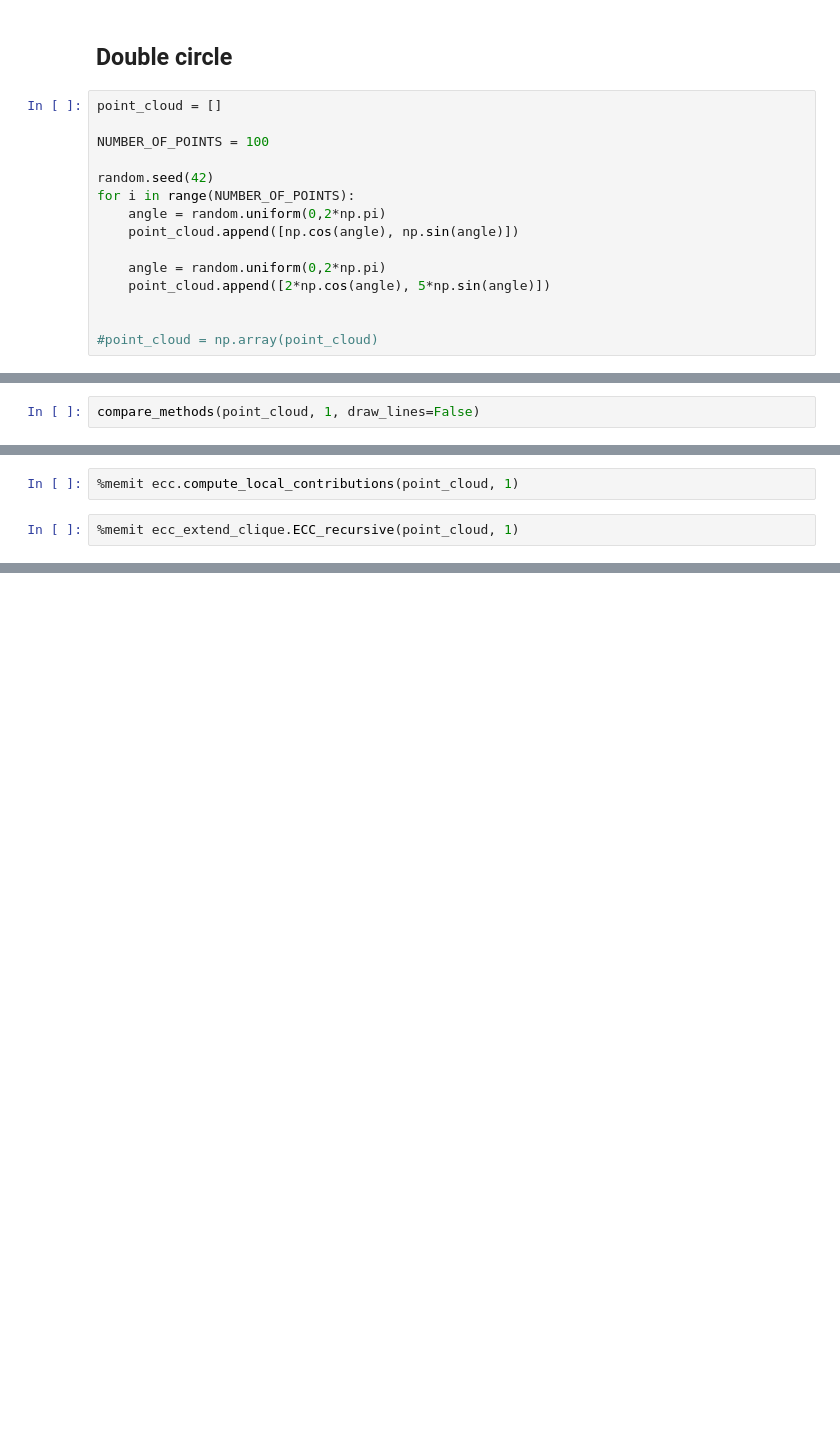
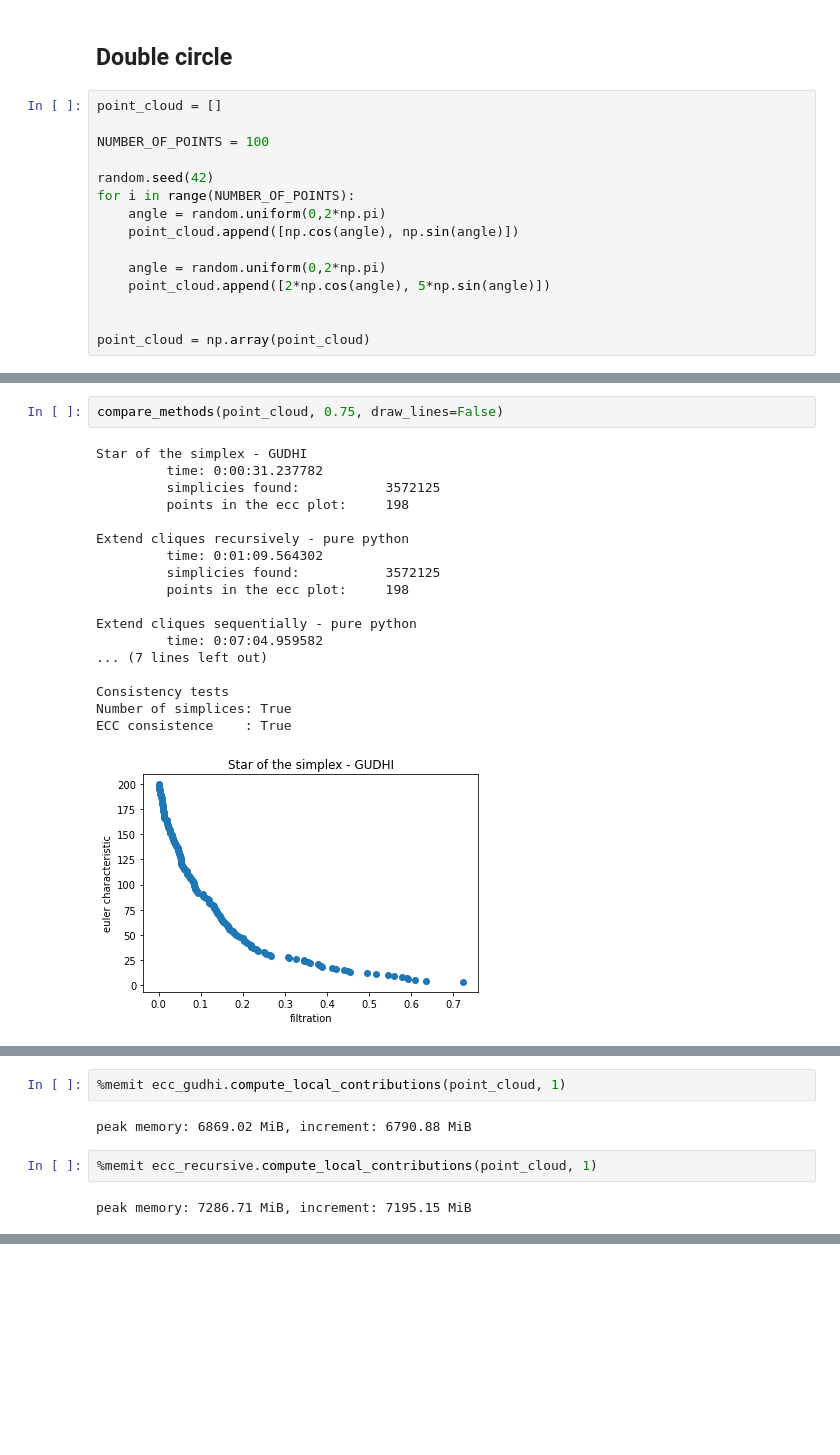
Before and after one commit to dgurnari/ECC, a Jupyter notebook: tests.ipynb, the cells around one changed output, grey strips where cells are left out. Cells and saved outputs as stored; diff of their text form; blank space fills up the shorter version.

```diff
--- a/tests.ipynb
+++ b/tests.ipynb
@@ -235,7 +305,7 @@ for i in range(NUMBER_OF_POINTS):
     point_cloud.append([2*np.cos(angle), 5*np.sin(angle)])
 
 
-#point_cloud = np.array(point_cloud)
+point_cloud = np.array(point_cloud)
 # %%
 plt.axis('scaled')
 plt.xlim((-2.2,2.2))
@@ -244,2 +317,21 @@ plt.scatter(point_cloud[:, 0], point_cloud[:, 1])
 # %%
-compare_methods(point_cloud, 1, draw_lines=False)
+compare_methods(point_cloud, 0.75, draw_lines=False)
+# %% [output]
+Star of the simplex - GUDHI
+         time: 0:00:31.237782
+         simplicies found:           3572125
+         points in the ecc plot:     198
+
+Extend cliques recursively - pure python
+         time: 0:01:09.564302
+         simplicies found:           3572125
+         points in the ecc plot:     198
+
+Extend cliques sequentially - pure python
+         time: 0:07:04.959582
+... (7 lines left out)
+
+Consistency tests
+Number of simplices: True
+ECC consistence    : True
+[figure, added]
@@ -246,4 +341,8 @@ compare_methods(point_cloud, 1, draw_lines=False)
 # %%
-%memit ecc.compute_local_contributions(point_cloud, 1)
+%memit ecc_gudhi.compute_local_contributions(point_cloud, 1)
+# %% [output]
+peak memory: 6869.02 MiB, increment: 6790.88 MiB
 # %%
-%memit ecc_extend_clique.ECC_recursive(point_cloud, 1)
+%memit ecc_recursive.compute_local_contributions(point_cloud, 1)
+# %% [output]
+peak memory: 7286.71 MiB, increment: 7195.15 MiB
```
Also changed, not shown: parts of 14 cells of this notebook, 4 other files.
